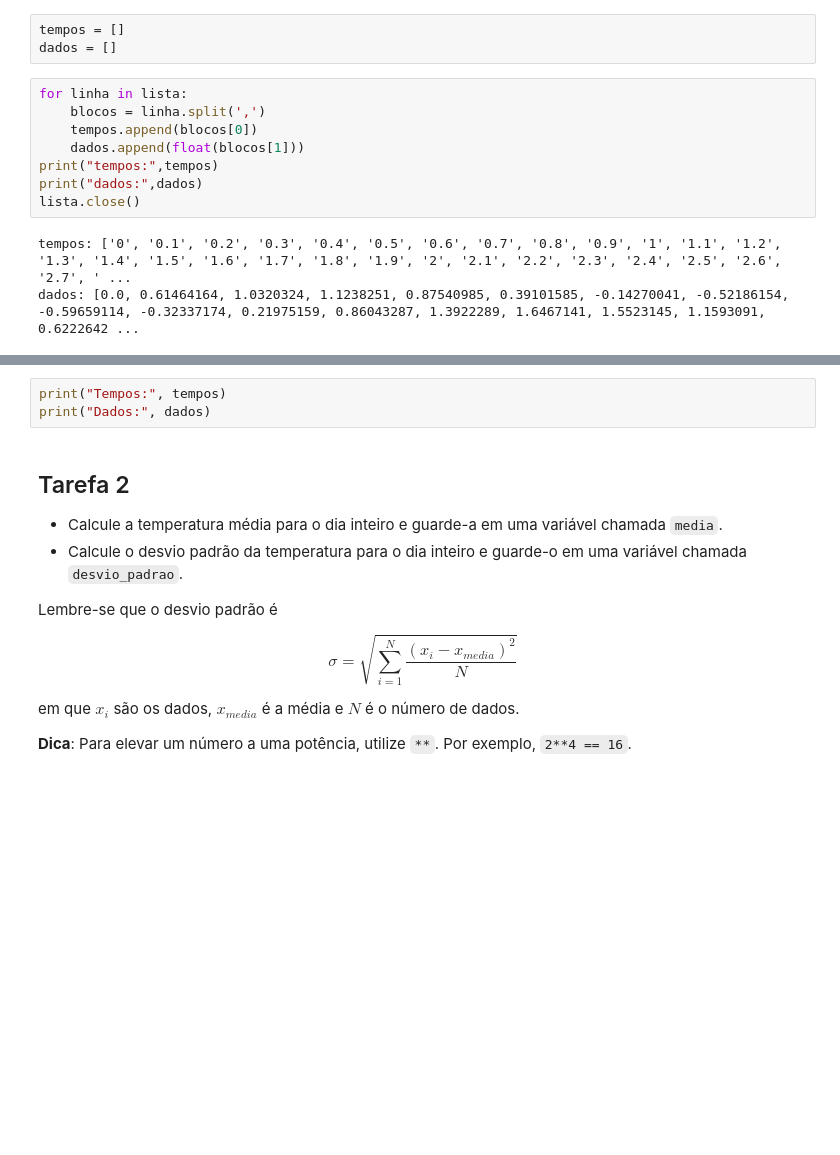
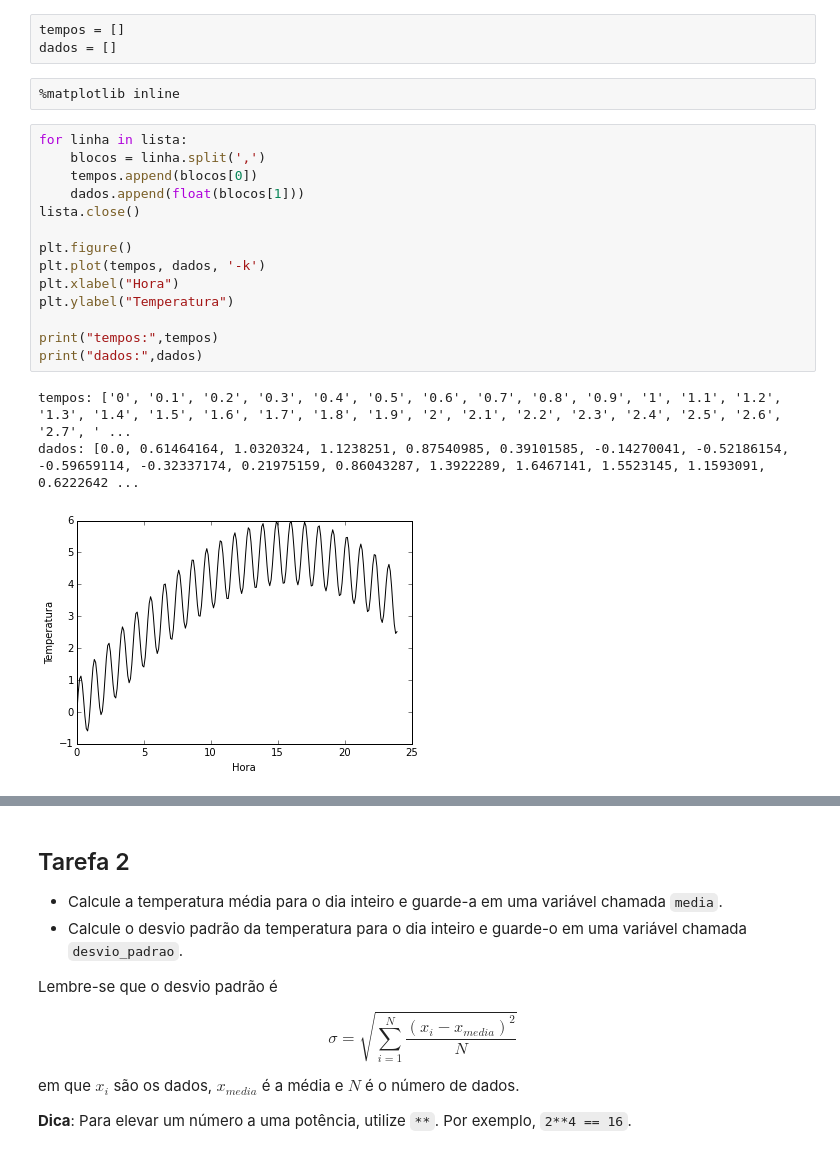
Before and after one commit to mat-esp-2015/python-intro-2-oceanatica, a Jupyter notebook: tarefa-intro-python-2.ipynb, the cells around one changed output, grey strips where cells are left out. Cells and saved outputs as stored; diff of their text form; blank space fills up the shorter version.

```diff
--- a/tarefa-intro-python-2.ipynb
+++ b/tarefa-intro-python-2.ipynb
@@ -191,17 +192,26 @@ lista = open('dados.csv')
 # %%
 tempos = []
 dados = []
+# %%
+%matplotlib inline
 # %%
 for linha in lista:
     blocos = linha.split(',')
     tempos.append(blocos[0])
     dados.append(float(blocos[1]))
+lista.close()
+
+plt.figure()
+plt.plot(tempos, dados, '-k')
+plt.xlabel("Hora")
+plt.ylabel("Temperatura")
+
 print("tempos:",tempos)
 print("dados:",dados)
-lista.close()
 # %% [output]
 tempos: ['0', '0.1', '0.2', '0.3', '0.4', '0.5', '0.6', '0.7', '0.8', '0.9', '1', '1.1', '1.2', '1.3', '1.4', '1.5', '1.6', '1.7', '1.8', '1.9', '2', '2.1', '2.2', '2.3', '2.4', '2.5', '2.6', '2.7', ' ...
 dados: [0.0, 0.61464164, 1.0320324, 1.1238251, 0.87540985, 0.39101585, -0.14270041, -0.52186154, -0.59659114, -0.32337174, 0.21975159, 0.86043287, 1.3922289, 1.6467141, 1.5523145, 1.1593091, 0.6222642 ...
+[figure, added]
 # %% [markdown]
 ### Resultado esperado
 
@@ -213,9 +223,6 @@ Ao executar a célula abaixo, o resultado deve ser similar a:
 
     Tempos: [0.0, 0.1, 0.2, 0.3, 0.4, 0.5, 0.6, 0.7, 0.8, ...]
     Dados: [0.0, 0.61464164, 1.0320324, 1.1238251, 0.87540985, 0.39101585, -0.14270041, ...]
-# %%
-print("Tempos:", tempos)
-print("Dados:", dados)
 # %% [markdown]
 ## Tarefa 2
 
```
Also changed, not shown: parts of 2 cells of this notebook.
